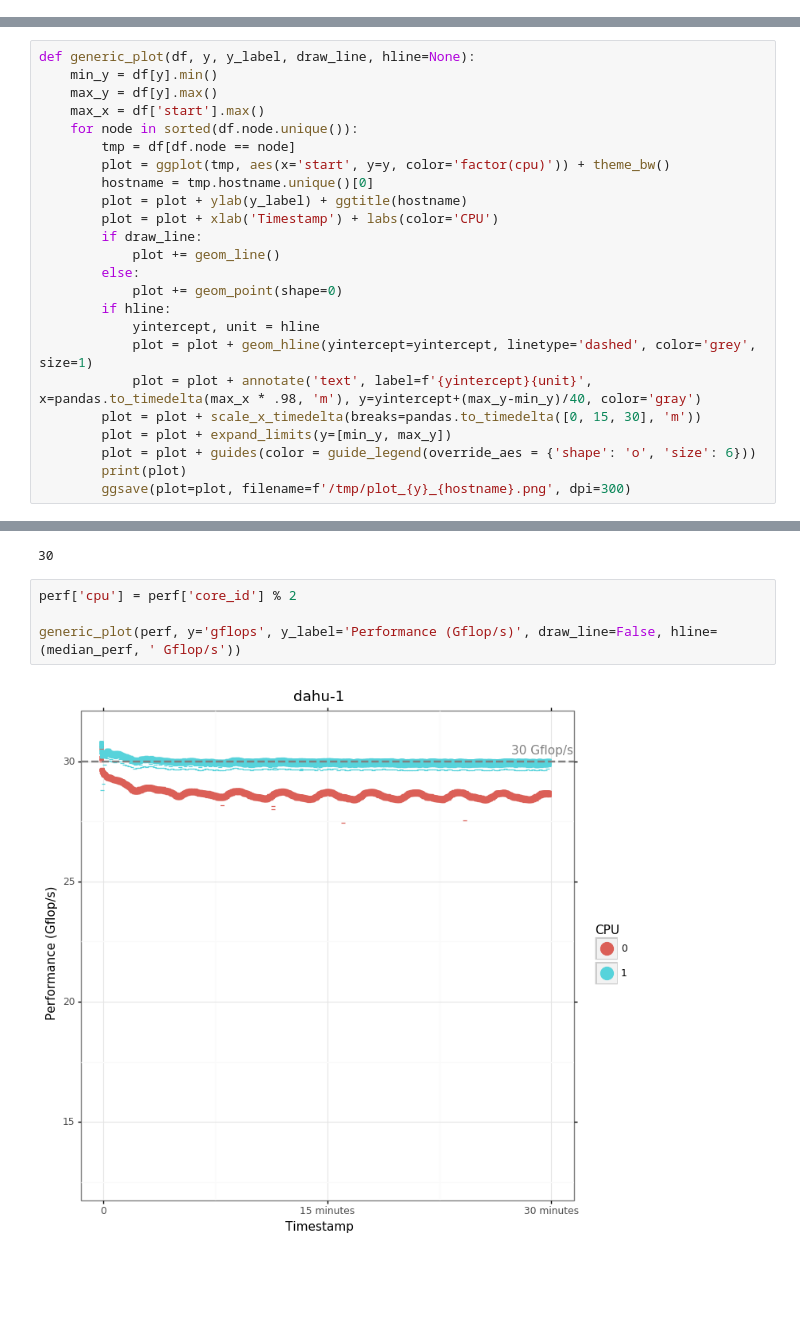
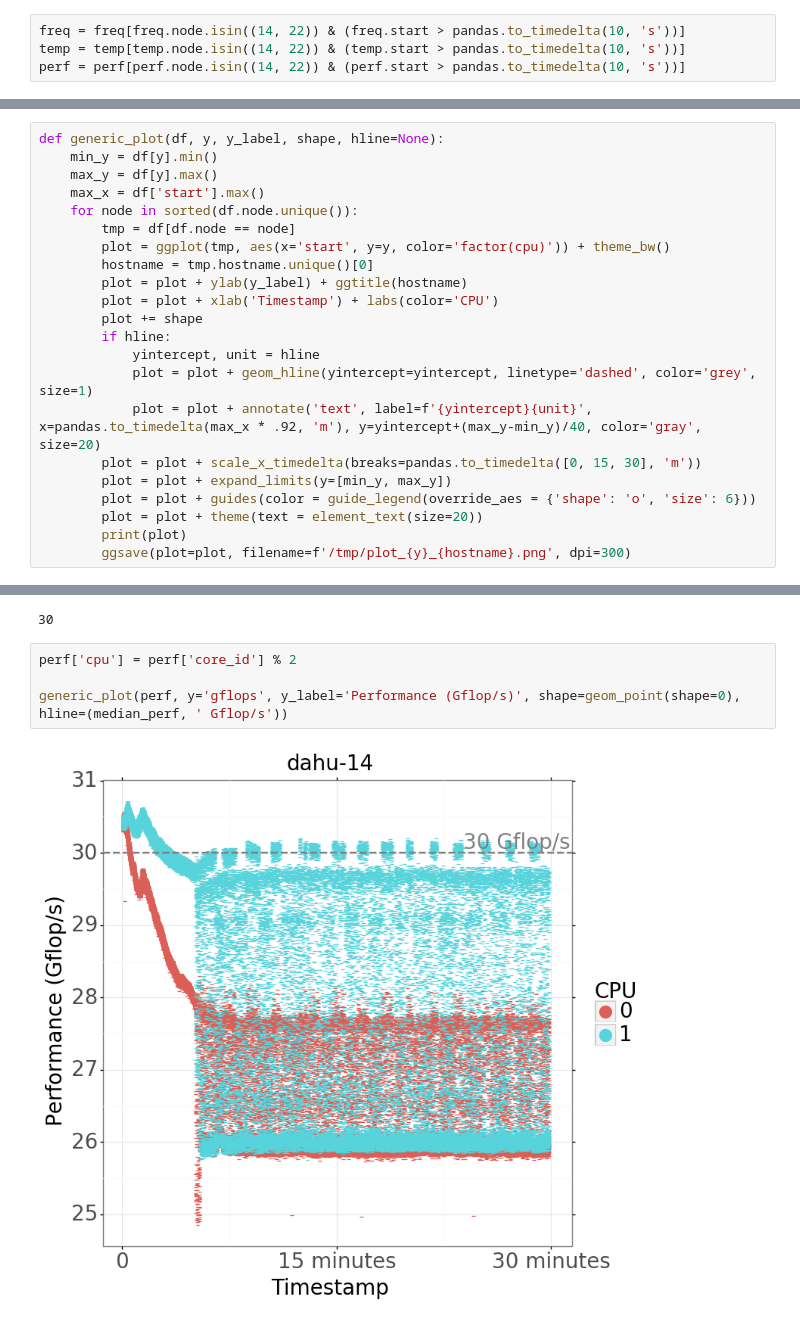
Before and after one commit to Ezibenroc/calibration_analysis, a Jupyter notebook: dahu/stress_test/stress_test_freq.ipynb, the cells around one changed output, grey strips where cells are left out. Drawn from its saved outputs; the diff is of its cells as text; blank space fills up the shorter version.

Commit message:
Notebook to generate plots for the Gricad slides

```diff
--- a/dahu/stress_test/stress_test_freq.ipynb
+++ b/dahu/stress_test/stress_test_freq.ipynb
@@ -156,12 +156,16 @@ assert old_len == new_len*2
 # %% [output]
 Distinct cores: 1024 → 512
 Measures: 1836864 → 918432
+# %%
+freq = freq[freq.node.isin((14, 22)) & (freq.start > pandas.to_timedelta(10, 's'))]
+temp = temp[temp.node.isin((14, 22)) & (temp.start > pandas.to_timedelta(10, 's'))]
+perf = perf[perf.node.isin((14, 22)) & (perf.start > pandas.to_timedelta(10, 's'))]
 # %% [markdown]
 ## Visualizing the data
 
 ### Temperature
 # %%
-def generic_plot(df, y, y_label, draw_line, hline=None):
+def generic_plot(df, y, y_label, shape, hline=None):
     min_y = df[y].min()
     max_y = df[y].max()
     max_x = df['start'].max()
@@ -171,17 +175,15 @@ def generic_plot(df, y, y_label, draw_line, hline=None):
         hostname = tmp.hostname.unique()[0]
         plot = plot + ylab(y_label) + ggtitle(hostname)
         plot = plot + xlab('Timestamp') + labs(color='CPU')
-        if draw_line:
-            plot += geom_line()
-        else:
-            plot += geom_point(shape=0)
+        plot += shape
         if hline:
             yintercept, unit = hline
             plot = plot + geom_hline(yintercept=yintercept, linetype='dashed', color='grey', size=1)
-            plot = plot + annotate('text', label=f'{yintercept}{unit}', x=pandas.to_timedelta(max_x * .98, 'm'), y=yintercept+(max_y-min_y)/40, color='gray')
+            plot = plot + annotate('text', label=f'{yintercept}{unit}', x=pandas.to_timedelta(max_x * .92, 'm'), y=yintercept+(max_y-min_y)/40, color='gray', size=20)
         plot = plot + scale_x_timedelta(breaks=pandas.to_timedelta([0, 15, 30], 'm'))
         plot = plot + expand_limits(y=[min_y, max_y])
         plot = plot + guides(color = guide_legend(override_aes = {'shape': 'o', 'size': 6}))
+        plot = plot + theme(text = element_text(size=20))
         print(plot)
         ggsave(plot=plot, filename=f'/tmp/plot_{y}_{hostname}.png', dpi=300)
 # %%
@@ -231,6 +215,6 @@ median_perf
 # %%
 perf['cpu'] = perf['core_id'] % 2
 
-generic_plot(perf, y='gflops', y_label='Performance (Gflop/s)', draw_line=False, hline=(median_perf, ' Gflop/s'))
+generic_plot(perf, y='gflops', y_label='Performance (Gflop/s)', shape=geom_point(shape=0), hline=(median_perf, ' Gflop/s'))
 # %% [output]
-[figure, old version]
+[figure, new version]
```
Also changed, not shown: parts of 3 cells of this notebook.
